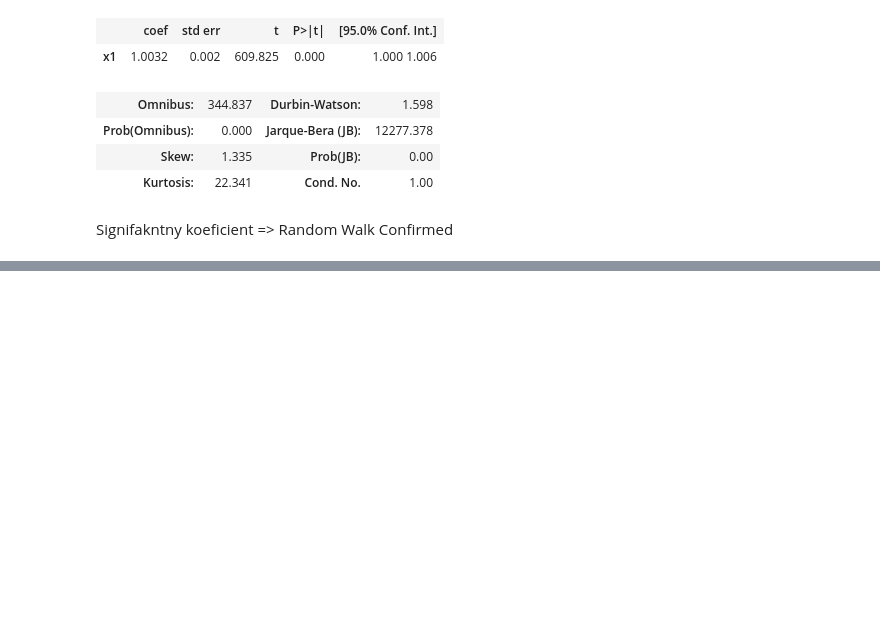
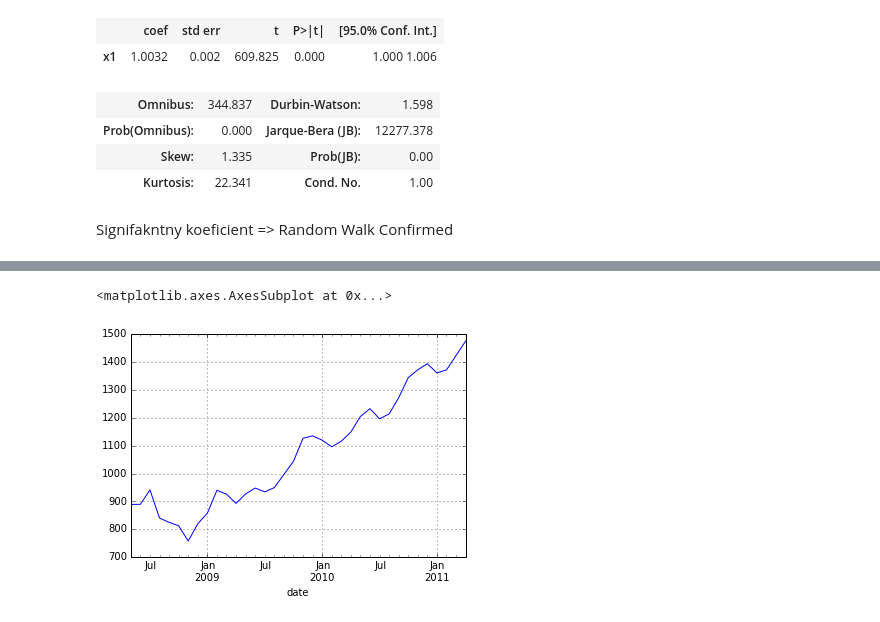
Before and after one commit to ankitvad/ML-FIN, a Jupyter notebook: Meny.ipynb, the cells around one changed output, grey strips where cells are left out. Cells and saved outputs as stored; diff of their text form; code cells hidden in the pictures; blank space fills up the shorter version.

```diff
--- a/Meny.ipynb
+++ b/Meny.ipynb
@@ -280,0 +292,5 @@ Signifakntny koeficient => Random Walk Confirmed
+# %%
+rata_kriza['AU'].plot()
+# %% [output]
+<matplotlib.axes.AxesSubplot at 0x...>
+[figure, added]
```
Also changed, not shown: parts of 8 cells of this notebook.
